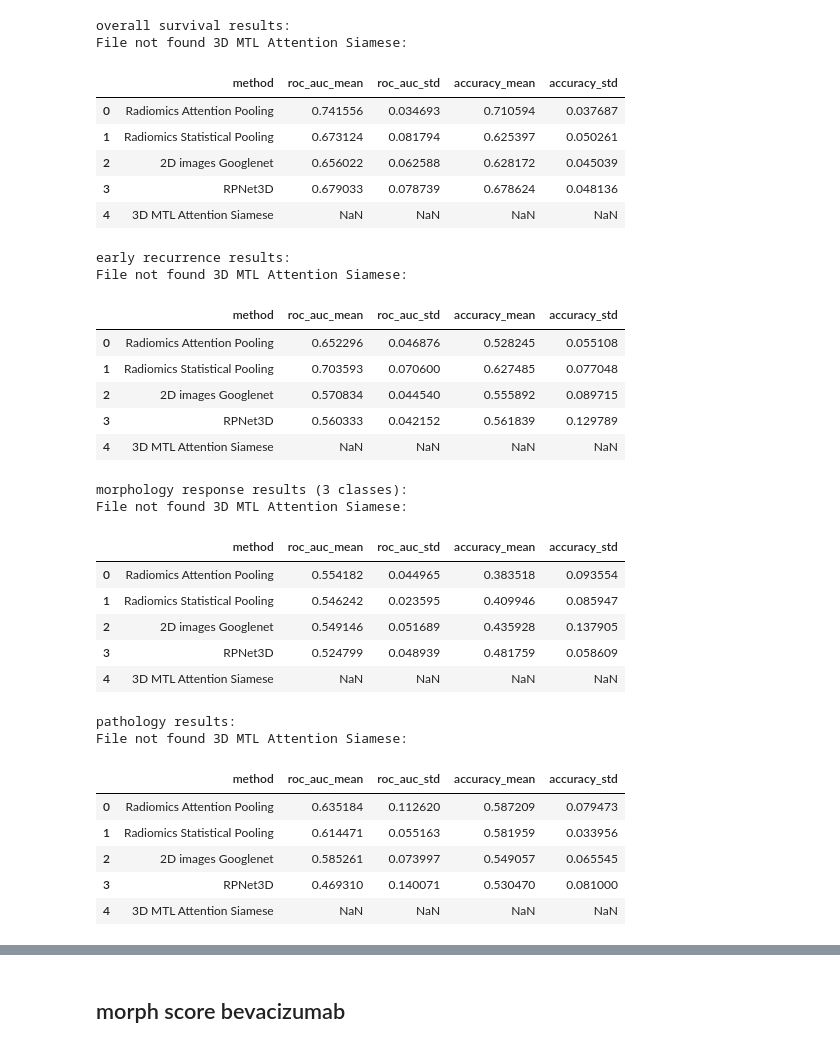
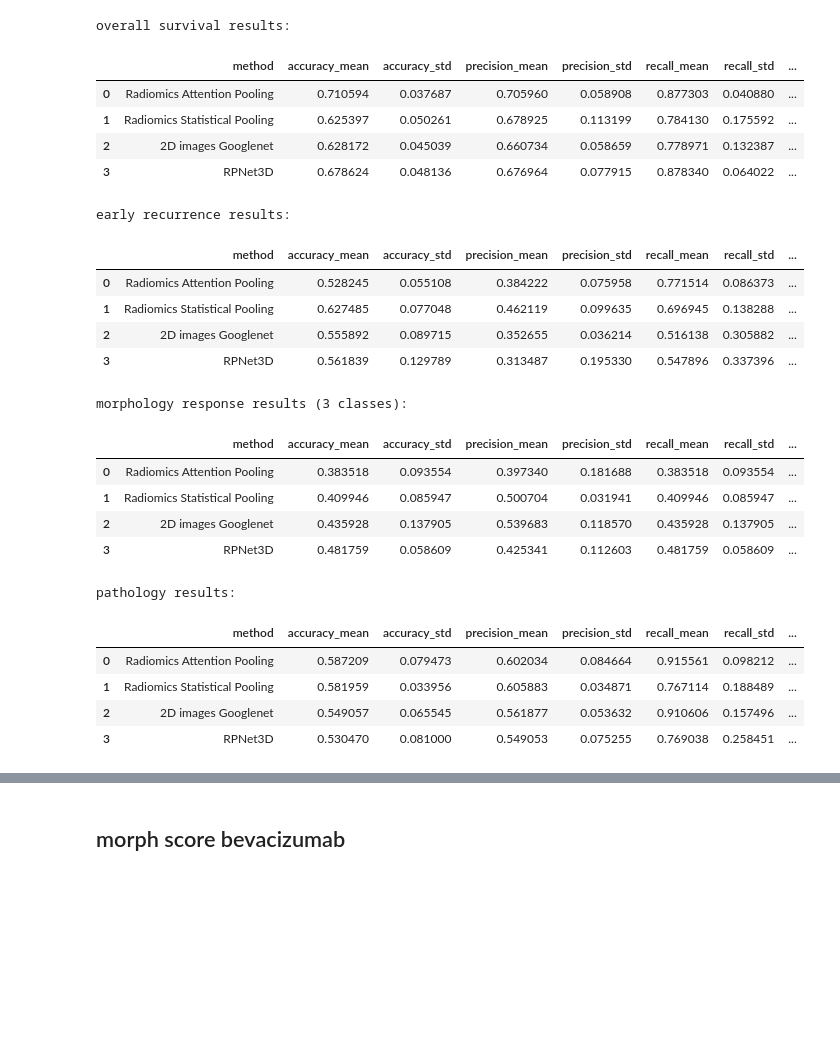
Before and after one commit to rezakarimzadeh/crlm, a Jupyter notebook: notebooks/tables.ipynb, the cells around one changed output, grey strips where cells are left out. Saved outputs shown, nothing was run; the diff lists cells and outputs as text; code cells hidden in the pictures; blank space fills up the shorter version.

```diff
--- a/notebooks/tables.ipynb
+++ b/notebooks/tables.ipynb
@@ -23,27 +23,38 @@ def jsons_to_df(json_paths, method_names, columns=None):
     display(df)
     # return df
 
-columns = ['roc_auc_mean', 'roc_auc_std', 'accuracy_mean', 'accuracy_std']
-method_names = ['Radiomics Attention Pooling', 'Radiomics Statistical Pooling', '2D images Googlenet', 'RPNet3D', "3D MTL Attention Siamese"]
+# columns = ['roc_auc_mean', 'roc_auc_std', 'accuracy_mean', 'accuracy_std']
+columns = ['accuracy_mean', 'accuracy_std', 'precision_mean', 'precision_std', 'recall_mean', 'recall_std', "specificity_mean", "specificity_std", "f1_score_mean", "f1_score_std", "roc_auc_mean", "roc_auc_std"]
+columns_m_specificity = ['accuracy_mean', 'accuracy_std', 'precision_mean', 'precision_std', 'recall_mean', 'recall_std',  "f1_score_mean", "f1_score_std", "roc_auc_mean", "roc_auc_std"]
+method_names = ['Radiomics Attention Pooling', 'Radiomics Statistical Pooling', '2D images Googlenet', 'RPNet3D'] #, "3D MTL Attention Siamese"
+# %%
+def root_path_changer(json_paths, old_root, new_root):
+    new_paths = []
+    for path in json_paths:
+        new_path = path.replace(old_root, new_root)
+        new_paths.append(new_path)
+    return new_paths
+
+new_root = "../"
+old_root = "/mnt/l/Basic/divi/jstoker/slicer_pdac/Marius/Reza Morphology/codes/"
 # %%
 json_paths = [
     "/mnt/l/Basic/divi/jstoker/slicer_pdac/Marius/Reza Morphology/codes/Results/RadiomicsMIL/overall_survival_24m/shape_boundary_intensity_texture/fivefold_aggregated_results.json",
     "/mnt/l/Basic/divi/jstoker/slicer_pdac/Marius/Reza Morphology/codes/Results/StatisticalPoolingMLP/overall_survival_24m/shape_boundary_intensity_texture/fivefold_aggregated_results.json",
     "/mnt/l/Basic/divi/jstoker/slicer_pdac/Marius/Reza Morphology/codes/Results/GooglenetLSTM/overall_survival_24m/fivefold_aggregated_results.json",
     "/mnt/l/Basic/divi/jstoker/slicer_pdac/Marius/Reza Morphology/codes/Results/RPNet3D/overall_survival_24m/fivefold_aggregated_results.json",
     "",
     ]
+json_paths = root_path_changer(json_paths, old_root, new_root)
 print("overall survival results:")
 jsons_to_df(json_paths, method_names, columns)
 # %% [output]
 overall survival results:
-File not found 3D MTL Attention Siamese:
-|  | method | roc_auc_mean | roc_auc_std | accuracy_mean | accuracy_std |
-| 0 | Radiomics Attention Pooling | 0.741556 | 0.034693 | 0.710594 | 0.037687 |
-| 1 | Radiomics Statistical Pooling | 0.673124 | 0.081794 | 0.625397 | 0.050261 |
-| 2 | 2D images Googlenet | 0.656022 | 0.062588 | 0.628172 | 0.045039 |
-| 3 | RPNet3D | 0.679033 | 0.078739 | 0.678624 | 0.048136 |
-| 4 | 3D MTL Attention Siamese | NaN | NaN | NaN | NaN |
+|  | method | accuracy_mean | accuracy_std | precision_mean | precision_std | recall_mean | recall_std | ... |
+| 0 | Radiomics Attention Pooling | 0.710594 | 0.037687 | 0.705960 | 0.058908 | 0.877303 | 0.040880 | ... |
+| 1 | Radiomics Statistical Pooling | 0.625397 | 0.050261 | 0.678925 | 0.113199 | 0.784130 | 0.175592 | ... |
+| 2 | 2D images Googlenet | 0.628172 | 0.045039 | 0.660734 | 0.058659 | 0.778971 | 0.132387 | ... |
+| 3 | RPNet3D | 0.678624 | 0.048136 | 0.676964 | 0.077915 | 0.878340 | 0.064022 | ... |
 # %%
 json_paths = [
     "/mnt/l/Basic/divi/jstoker/slicer_pdac/Marius/Reza Morphology/codes/Results/RadiomicsMIL/early_recurrence/shape_boundary_intensity_texture/fivefold_aggregated_results.json",
@@ -52,17 +63,16 @@ json_paths = [
      "/mnt/l/Basic/divi/jstoker/slicer_pdac/Marius/Reza Morphology/codes/Results/RPNet3D/early_recurrence/fivefold_aggregated_results.json",
     "",
     ]
+json_paths = root_path_changer(json_paths, old_root, new_root)
 print("early recurrence results:")
 jsons_to_df(json_paths, method_names, columns)
 # %% [output]
 early recurrence results:
-File not found 3D MTL Attention Siamese:
-|  | method | roc_auc_mean | roc_auc_std | accuracy_mean | accuracy_std |
-| 0 | Radiomics Attention Pooling | 0.652296 | 0.046876 | 0.528245 | 0.055108 |
-| 1 | Radiomics Statistical Pooling | 0.703593 | 0.070600 | 0.627485 | 0.077048 |
-| 2 | 2D images Googlenet | 0.570834 | 0.044540 | 0.555892 | 0.089715 |
-| 3 | RPNet3D | 0.560333 | 0.042152 | 0.561839 | 0.129789 |
-| 4 | 3D MTL Attention Siamese | NaN | NaN | NaN | NaN |
+|  | method | accuracy_mean | accuracy_std | precision_mean | precision_std | recall_mean | recall_std | ... |
+| 0 | Radiomics Attention Pooling | 0.528245 | 0.055108 | 0.384222 | 0.075958 | 0.771514 | 0.086373 | ... |
+| 1 | Radiomics Statistical Pooling | 0.627485 | 0.077048 | 0.462119 | 0.099635 | 0.696945 | 0.138288 | ... |
+| 2 | 2D images Googlenet | 0.555892 | 0.089715 | 0.352655 | 0.036214 | 0.516138 | 0.305882 | ... |
+| 3 | RPNet3D | 0.561839 | 0.129789 | 0.313487 | 0.195330 | 0.547896 | 0.337396 | ... |
 # %%
 json_paths = [
     "/mnt/l/Basic/divi/jstoker/slicer_pdac/Marius/Reza Morphology/codes/Results/RadiomicsMIL/morph_response/shape_boundary_intensity_texture/fivefold_aggregated_results.json",
@@ -71,17 +81,16 @@ json_paths = [
         "/mnt/l/Basic/divi/jstoker/slicer_pdac/Marius/Reza Morphology/codes/Results/RPNet3D/morph_response/fivefold_aggregated_results.json",
     "",
     ]
+json_paths = root_path_changer(json_paths, old_root, new_root)
 print("morphology response results (3 classes):")
-jsons_to_df(json_paths, method_names, columns)
+jsons_to_df(json_paths, method_names, columns_m_specificity)
 # %% [output]
 morphology response results (3 classes):
-File not found 3D MTL Attention Siamese:
-|  | method | roc_auc_mean | roc_auc_std | accuracy_mean | accuracy_std |
-| 0 | Radiomics Attention Pooling | 0.554182 | 0.044965 | 0.383518 | 0.093554 |
-| 1 | Radiomics Statistical Pooling | 0.546242 | 0.023595 | 0.409946 | 0.085947 |
-| 2 | 2D images Googlenet | 0.549146 | 0.051689 | 0.435928 | 0.137905 |
-| 3 | RPNet3D | 0.524799 | 0.048939 | 0.481759 | 0.058609 |
-| 4 | 3D MTL Attention Siamese | NaN | NaN | NaN | NaN |
+|  | method | accuracy_mean | accuracy_std | precision_mean | precision_std | recall_mean | recall_std | ... |
+| 0 | Radiomics Attention Pooling | 0.383518 | 0.093554 | 0.397340 | 0.181688 | 0.383518 | 0.093554 | ... |
+| 1 | Radiomics Statistical Pooling | 0.409946 | 0.085947 | 0.500704 | 0.031941 | 0.409946 | 0.085947 | ... |
+| 2 | 2D images Googlenet | 0.435928 | 0.137905 | 0.539683 | 0.118570 | 0.435928 | 0.137905 | ... |
+| 3 | RPNet3D | 0.481759 | 0.058609 | 0.425341 | 0.112603 | 0.481759 | 0.058609 | ... |
 # %%
 json_paths = [
     "/mnt/l/Basic/divi/jstoker/slicer_pdac/Marius/Reza Morphology/codes/Results/RadiomicsMIL/pathology/shape_boundary_intensity_texture/fivefold_aggregated_results.json",
@@ -90,17 +99,16 @@ json_paths = [
         "/mnt/l/Basic/divi/jstoker/slicer_pdac/Marius/Reza Morphology/codes/Results/RPNet3D/pathology/fivefold_aggregated_results.json",
     "",
     ]
+json_paths = root_path_changer(json_paths, old_root, new_root)
 print("pathology results:")
 jsons_to_df(json_paths, method_names, columns)
 # %% [output]
 pathology results:
-File not found 3D MTL Attention Siamese:
-|  | method | roc_auc_mean | roc_auc_std | accuracy_mean | accuracy_std |
-| 0 | Radiomics Attention Pooling | 0.635184 | 0.112620 | 0.587209 | 0.079473 |
-| 1 | Radiomics Statistical Pooling | 0.614471 | 0.055163 | 0.581959 | 0.033956 |
-| 2 | 2D images Googlenet | 0.585261 | 0.073997 | 0.549057 | 0.065545 |
-| 3 | RPNet3D | 0.469310 | 0.140071 | 0.530470 | 0.081000 |
-| 4 | 3D MTL Attention Siamese | NaN | NaN | NaN | NaN |
+|  | method | accuracy_mean | accuracy_std | precision_mean | precision_std | recall_mean | recall_std | ... |
+| 0 | Radiomics Attention Pooling | 0.587209 | 0.079473 | 0.602034 | 0.084664 | 0.915561 | 0.098212 | ... |
+| 1 | Radiomics Statistical Pooling | 0.581959 | 0.033956 | 0.605883 | 0.034871 | 0.767114 | 0.188489 | ... |
+| 2 | 2D images Googlenet | 0.549057 | 0.065545 | 0.561877 | 0.053632 | 0.910606 | 0.157496 | ... |
+| 3 | RPNet3D | 0.530470 | 0.081000 | 0.549053 | 0.075255 | 0.769038 | 0.258451 | ... |
 # %%
 json_paths = [
     "/mnt/l/Basic/divi/jstoker/slicer_pdac/Marius/Reza Morphology/codes/Results/MorphScoreRadiomicsMIL/shape_boundary_intensity_texture/fivefold_aggregated_results.json",
```
Also changed, not shown: parts of 8 cells of this notebook, 4 other files.
